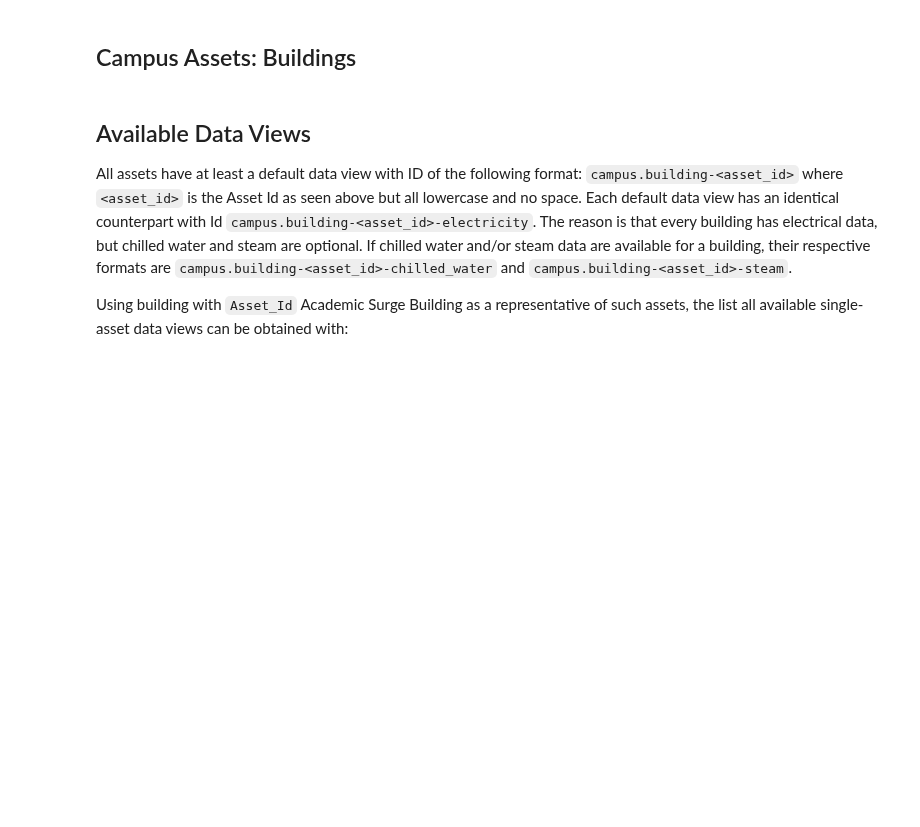
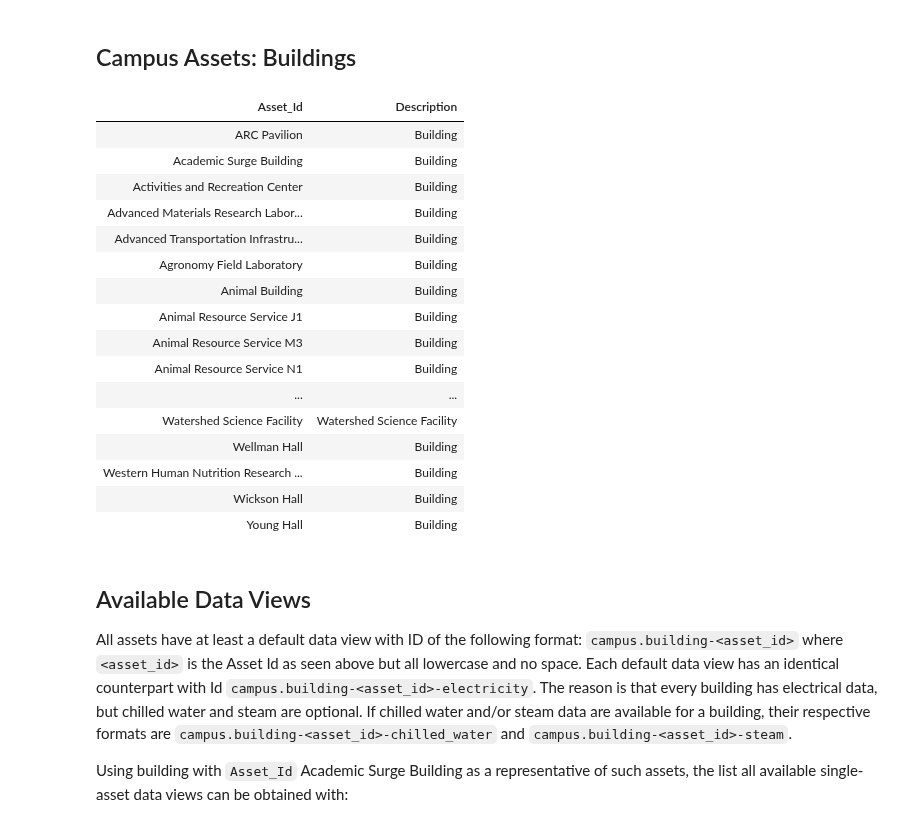
Before and after one commit to academic-hub/datasets, a Jupyter notebook: Campus_Energy_Dataset_Doc.ipynb, the cells around one changed output. Drawn from its saved outputs; the diff is of its cells as text; code cells hidden in the pictures; blank space fills up the shorter version.

```diff
--- a/Campus_Energy_Dataset_Doc.ipynb
+++ b/Campus_Energy_Dataset_Doc.ipynb
@@ -321,3 +330,23 @@ print(hub.assets().to_string(index=False))
+# %%
+display_df(hub.assets())
+# %% [output]
+| Asset_Id | Description |
+| ARC Pavilion | Building |
+| Academic Surge Building | Building |
+| Activities and Recreation Center | Building |
+| Advanced Materials Research Labor... | Building |
+| Advanced Transportation Infrastru... | Building |
+| Agronomy Field Laboratory | Building |
+| Animal Building | Building |
+| Animal Resource Service J1 | Building |
+| Animal Resource Service M3 | Building |
+| Animal Resource Service N1 | Building |
+| ... | ... |
+| Watershed Science Facility | Watershed Science Facility |
+| Wellman Hall | Building |
+| Western Human Nutrition Research ... | Building |
+| Wickson Hall | Building |
+| Young Hall | Building |
 # %% [markdown]
 ## Available Data Views
 
```
Also changed, not shown: parts of 10 cells of this notebook.
